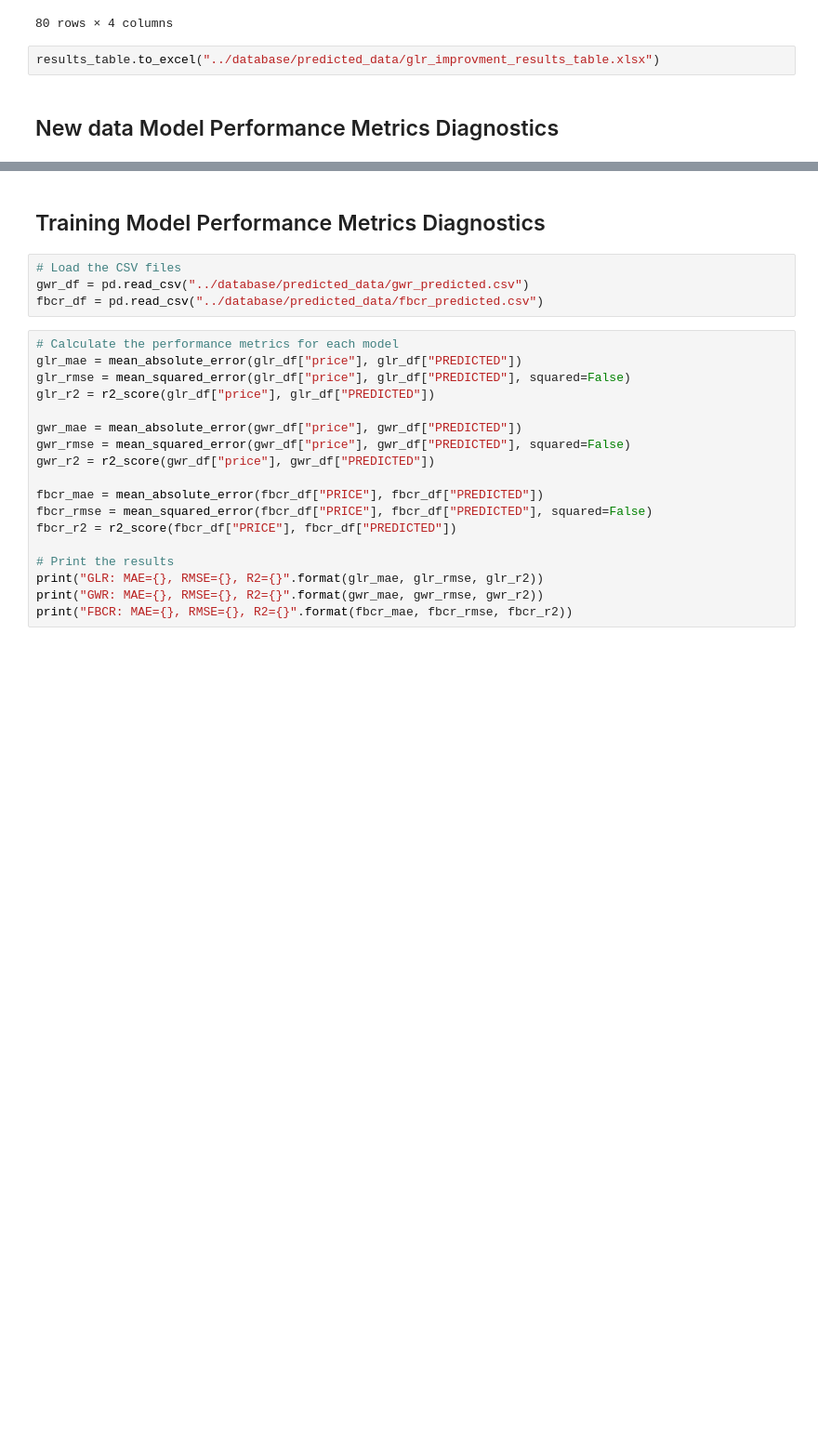
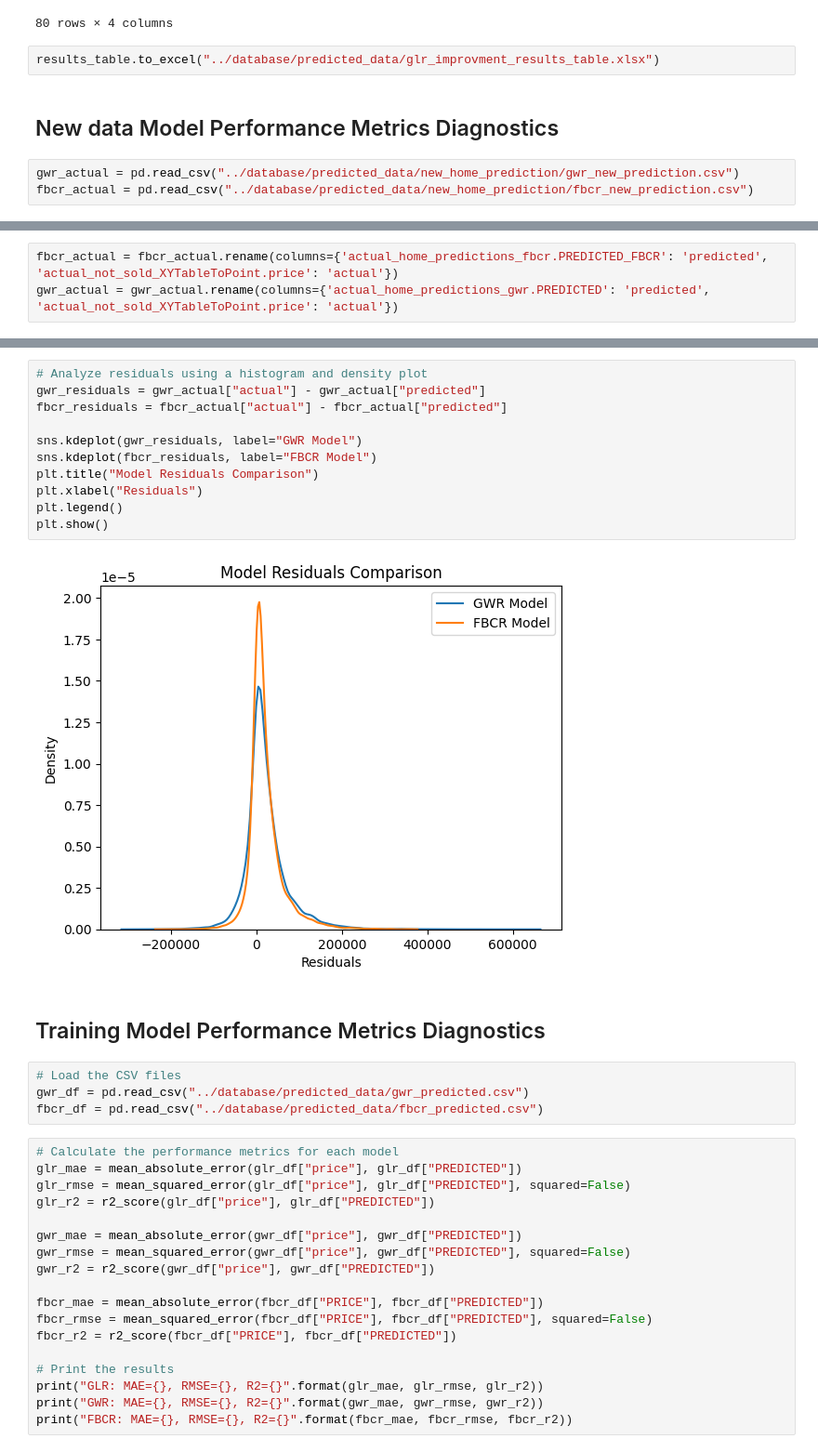
Before and after one commit to AvoDzis/capstone-real-estate, a Jupyter notebook: code/predicted_price_analysis.ipynb, the cells around one changed output, grey strips where cells are left out. Shown at 93% size. Saved outputs shown, nothing was run; the diff lists cells and outputs as text; blank space fills up the shorter version.

Commit message:
new data anlysis

```diff
--- a/code/predicted_price_analysis.ipynb
+++ b/code/predicted_price_analysis.ipynb
@@ -107,3 +107,6 @@ results_table
 results_table.to_excel("../database/predicted_data/glr_improvment_results_table.xlsx")
 # %% [markdown]
 ## New data Model Performance Metrics Diagnostics
+# %%
+gwr_actual = pd.read_csv("../database/predicted_data/new_home_prediction/gwr_new_prediction.csv")
+fbcr_actual = pd.read_csv("../database/predicted_data/new_home_prediction/fbcr_new_prediction.csv")
@@ -109,0 +128,3 @@ results_table.to_excel("../database/predicted_data/glr_improvment_results_table.
+# %%
+fbcr_actual = fbcr_actual.rename(columns={'actual_home_predictions_fbcr.PREDICTED_FBCR': 'predicted', 'actual_not_sold_XYTableToPoint.price': 'actual'})
+gwr_actual = gwr_actual.rename(columns={'actual_home_predictions_gwr.PREDICTED': 'predicted', 'actual_not_sold_XYTableToPoint.price': 'actual'})
@@ -110,3 +192,16 @@ results_table.to_excel("../database/predicted_data/glr_improvment_results_table.
+# %%
+# Analyze residuals using a histogram and density plot
+gwr_residuals = gwr_actual["actual"] - gwr_actual["predicted"]
+fbcr_residuals = fbcr_actual["actual"] - fbcr_actual["predicted"]
+
+sns.kdeplot(gwr_residuals, label="GWR Model")
+sns.kdeplot(fbcr_residuals, label="FBCR Model")
+plt.title("Model Residuals Comparison")
+plt.xlabel("Residuals")
+plt.legend()
+plt.show()
+# %% [output]
+[figure, added]
 # %% [markdown]
 ## Training Model Performance Metrics Diagnostics
 # %%
```
Also changed, not shown: parts of 3 cells of this notebook.
